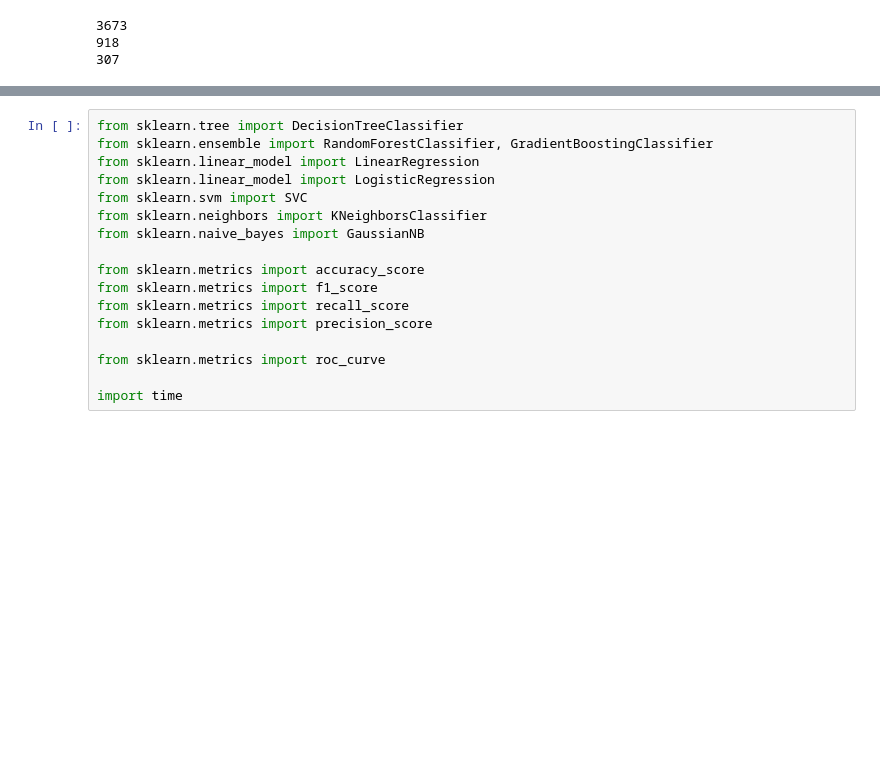
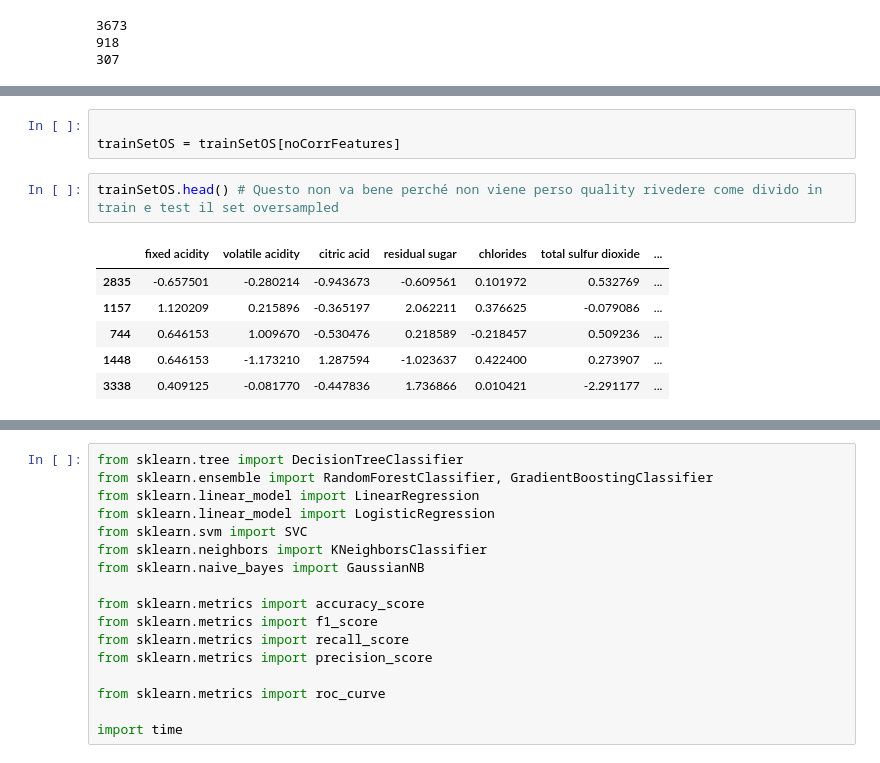
Before and after one commit to GabrieleCuni/Wine_Quality, a Jupyter notebook: MML_GC.ipynb, the cells around one changed output, grey strips where cells are left out. Saved outputs shown, nothing was run; the diff lists cells and outputs as text; blank space fills up the shorter version.

```diff
--- a/MML_GC.ipynb
+++ b/MML_GC.ipynb
@@ -182,0 +221,12 @@ print(len(x_test))
+# %%
+
+trainSetOS = trainSetOS[noCorrFeatures]
+# %%
+trainSetOS.head() # Questo non va bene perché non viene perso quality rivedere come divido in train e test il set oversampled
+# %% [output]
+|  | fixed acidity | volatile acidity | citric acid | residual sugar | chlorides | total sulfur dioxide | ... |
+| 2835 | -0.657501 | -0.280214 | -0.943673 | -0.609561 | 0.101972 | 0.532769 | ... |
+| 1157 | 1.120209 | 0.215896 | -0.365197 | 2.062211 | 0.376625 | -0.079086 | ... |
+| 744 | 0.646153 | 1.009670 | -0.530476 | 0.218589 | -0.218457 | 0.509236 | ... |
+| 1448 | 0.646153 | -1.173210 | 1.287594 | -1.023637 | 0.422400 | 0.273907 | ... |
+| 3338 | 0.409125 | -0.081770 | -0.447836 | 1.736866 | 0.010421 | -2.291177 | ... |
```
Also changed, not shown: parts of 12 cells of this notebook.
